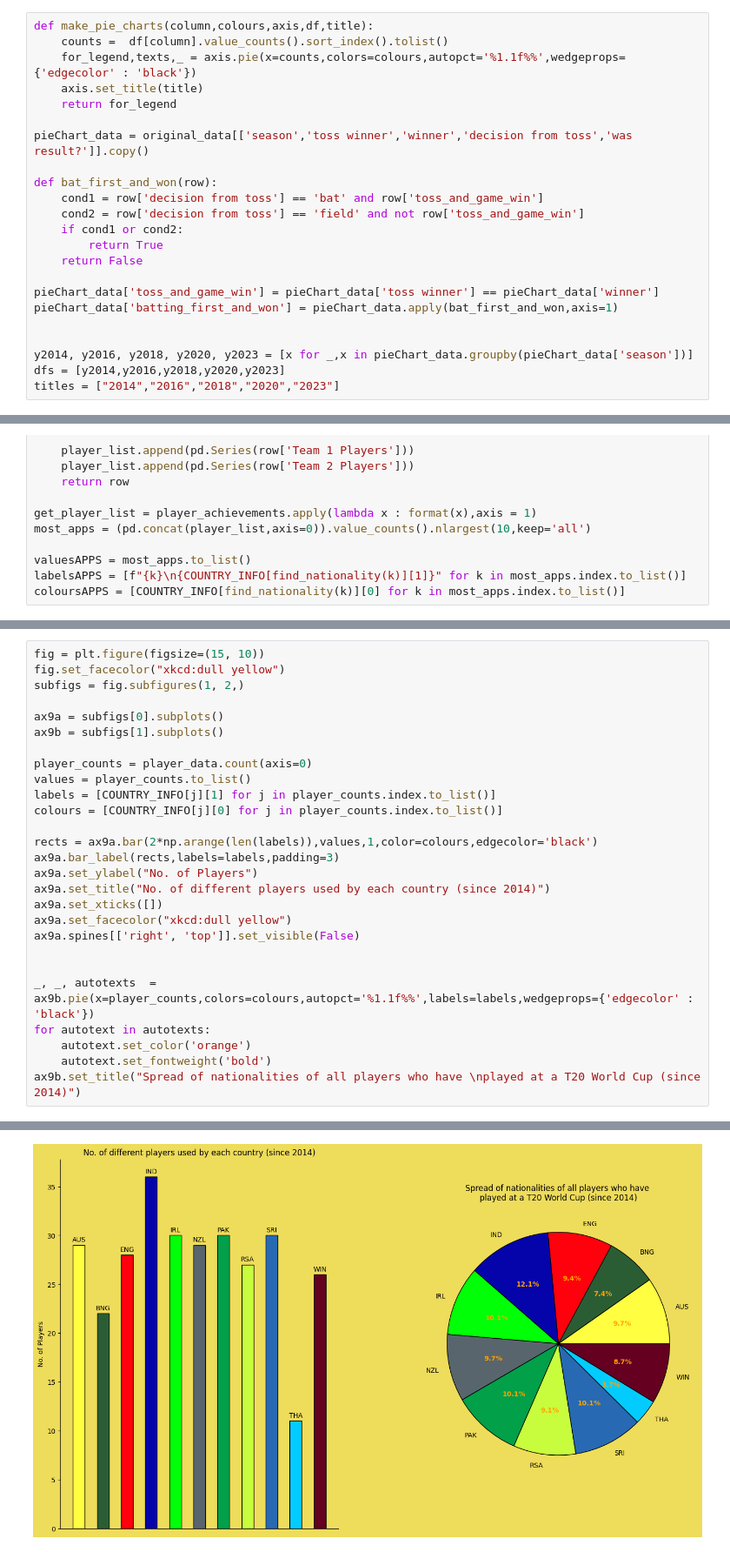
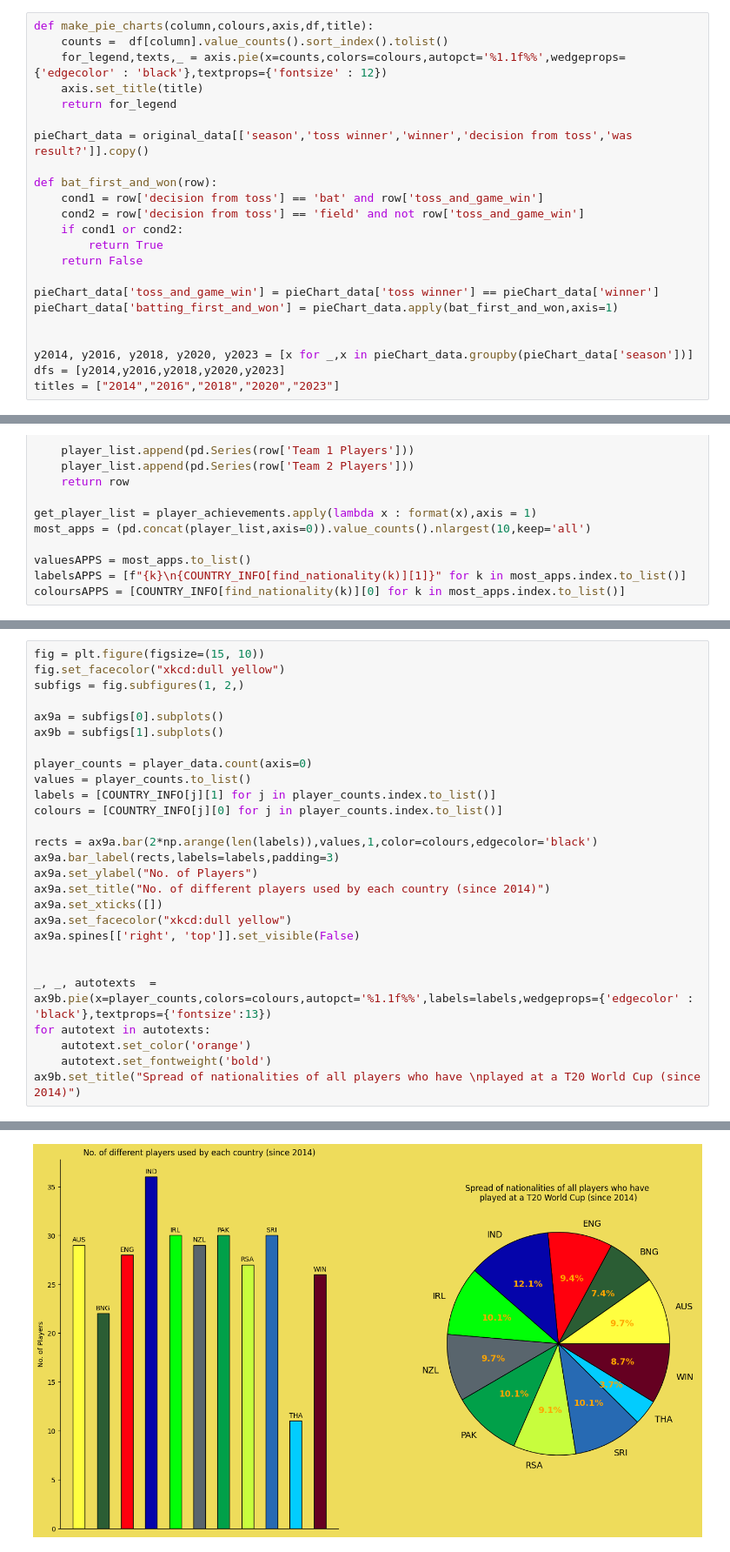
Before and after one commit to acidbear/T20WCData, a Jupyter notebook: overviewNotebook.ipynb, the cells around one changed output, grey strips where cells are left out. Shown: that part at 87% size. Saved outputs shown, nothing was run; the diff lists cells and outputs as text.

```diff
--- a/overviewNotebook.ipynb
+++ b/overviewNotebook.ipynb
@@ -45,7 +45,7 @@ def find_nationality(player):
 # %%
 def make_pie_charts(column,colours,axis,df,title):
     counts =  df[column].value_counts().sort_index().tolist()
-    for_legend,texts,_ = axis.pie(x=counts,colors=colours,autopct='%1.1f%%',wedgeprops={'edgecolor' : 'black'})
+    for_legend,texts,_ = axis.pie(x=counts,colors=colours,autopct='%1.1f%%',wedgeprops={'edgecolor' : 'black'},textprops={'fontsize' : 12})
     axis.set_title(title)
     return for_legend
 
@@ -254,30 +254,30 @@ for ax,y_label,title in zip([ax8a,ax8b],['Appearances','POTM Awards'],['Most T20
 # %%
 fig = plt.figure(figsize=(15, 10))
 fig.set_facecolor("xkcd:dull yellow")
 subfigs = fig.subfigures(1, 2,)
 
 ax9a = subfigs[0].subplots()
 ax9b = subfigs[1].subplots()
 
 player_counts = player_data.count(axis=0)
 values = player_counts.to_list()
 labels = [COUNTRY_INFO[j][1] for j in player_counts.index.to_list()]
 colours = [COUNTRY_INFO[j][0] for j in player_counts.index.to_list()]
 
 rects = ax9a.bar(2*np.arange(len(labels)),values,1,color=colours,edgecolor='black')
 ax9a.bar_label(rects,labels=labels,padding=3)
 ax9a.set_ylabel("No. of Players")
 ax9a.set_title("No. of different players used by each country (since 2014)")
 ax9a.set_xticks([])
 ax9a.set_facecolor("xkcd:dull yellow")
 ax9a.spines[['right', 'top']].set_visible(False)
 
 
-_, _, autotexts  = ax9b.pie(x=player_counts,colors=colours,autopct='%1.1f%%',labels=labels,wedgeprops={'edgecolor' : 'black'})
+_, _, autotexts  = ax9b.pie(x=player_counts,colors=colours,autopct='%1.1f%%',labels=labels,wedgeprops={'edgecolor' : 'black'},textprops={'fontsize':13})
 for autotext in autotexts:
     autotext.set_color('orange')
     autotext.set_fontweight('bold')
 ax9b.set_title("Spread of nationalities of all players who have \nplayed at a T20 World Cup (since 2014)")
 # %% [output]
 Text(0.5, 1.0, 'Spread of nationalities of all players who have \nplayed at a T20 World Cup (since 2014)')
-[figure, old version]
+[figure, new version]
```
Also changed, not shown: parts of 3 cells of this notebook.
